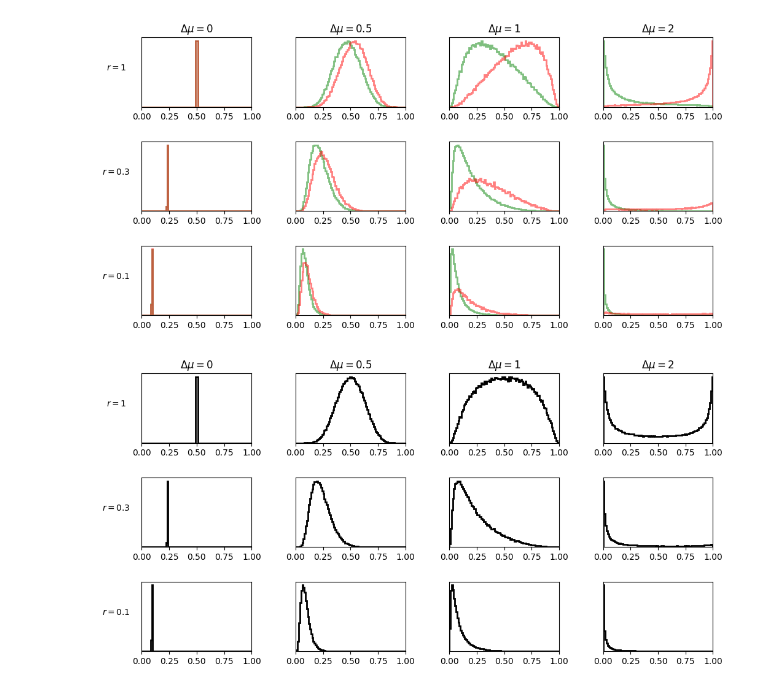
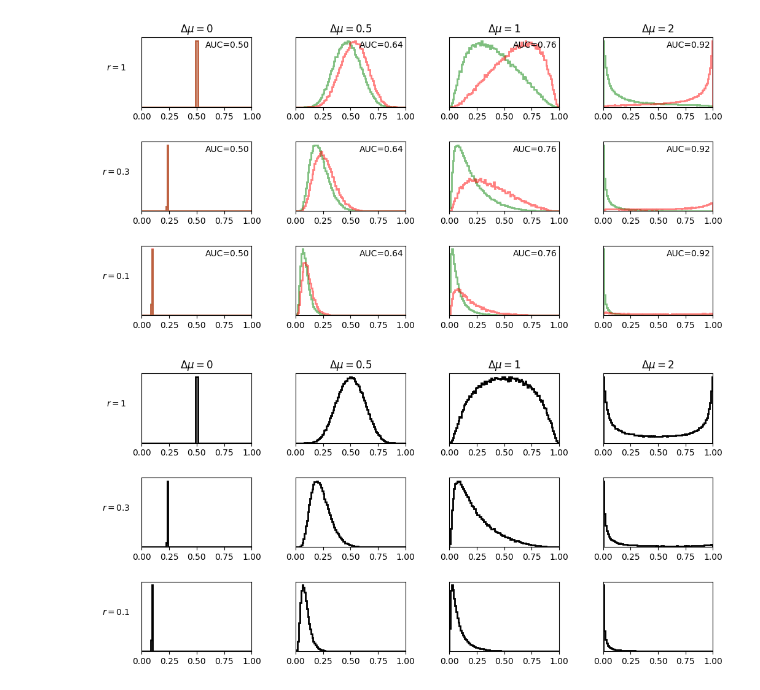
Before and after one commit to leihuang/scrapbook, a Jupyter notebook: ScoreDistributionSimulation.ipynb, the cells around one changed output. Saved outputs shown, nothing was run; the diff lists cells and outputs as text; code cells hidden in the pictures.

```diff
--- a/ScoreDistributionSimulation.ipynb
+++ b/ScoreDistributionSimulation.ipynb
@@ -9,14 +10,14 @@ from sklearn.linear_model import LogisticRegression
 import lightgbm as lgb
 # %%
-def plot_hists(p0, p1, ax, class_ratio, delta_mu, i, j,
+def plot_hists(p0, p1, ax, class_ratio, delta_mu, i, j, auc=None,
                plot_p0=True, plot_p1=True, plot_p=True):
     bins = np.linspace(0, 1, 101)
     if plot_p0:
         ax.hist(p0,
-                bins=bins, histtype='step', density=True, lw=2, alpha=0.5, color='g')
+                bins=bins, histtype='step', density=True, lw=2, alpha=0.5, color='g', label='y=0')
     if plot_p1:
         ax.hist(p1,
-                bins=bins, histtype='step', density=True, lw=2, alpha=0.5, color='r')
+                bins=bins, histtype='step', density=True, lw=2, alpha=0.5, color='r', label='y=1')
     if plot_p:
         ax.hist(np.concatenate((p0, p1)),
                 bins=bins, histtype='step', density=True, lw=2, color='k')
@@ -26,6 +27,9 @@ def plot_hists(p0, p1, ax, class_ratio, delta_mu, i, j,
     if i == 0:
         ax.set_title(r'$\Delta\mu=%s$'%str(delta_mu))
     ax.set_xlim(0, 1)
+    if auc is not None:
+        ax.annotate('AUC=%.2f'%auc, xy=(0.58, 0.85), xycoords='axes fraction')
+
 
 
 def plot_calibration(p0, p1, y0, y1, ax, class_ratio, delta_mu, i, j):
@@ -52,35 +56,37 @@ def plot_calibration(p0, p1, y0, y1, ax, class_ratio, delta_mu, i, j):
 # %%
 SEED = 42
 class_ratios = [1, 0.3, 0.1]
 delta_mus = [0, 0.5, 1, 2]
 
 fig, axs = plt.subplots(figsize=(3*len(delta_mus),2*len(class_ratios)),
                         nrows=len(class_ratios), ncols=len(delta_mus), dpi=100)
 
 for i, class_ratio in enumerate(class_ratios):
     for j, delta_mu in enumerate(delta_mus):
         N0 = 100000
         N1 = int(N0 * class_ratio)
 
         np.random.seed(SEED)
         X0 = np.random.randn(N0, 1)
         X1 = np.random.randn(N1, 1) + delta_mu
         y0 = np.zeros(N0)
         y1 = np.ones(N1)
         X = np.concatenate((X0, X1))
         y = np.concatenate((y0, y1))
 
         clf = LogisticRegression().fit(X, y)
         p0 = clf.predict_proba(X0)[:,1]
         p1 = clf.predict_proba(X1)[:,1]
+        p = np.concatenate((p0, p1))
+        auc = roc_auc_score(y, p)
 
-        plot_hists(p0, p1, axs[i, j], class_ratio, delta_mu, i, j,
+        plot_hists(p0, p1, axs[i, j], class_ratio, delta_mu, i, j, auc,
                    plot_p=False)
 
 plt.subplots_adjust(wspace=0.4, hspace=0.5)
 plt.show()
 # %% [output]
-[figure, old version]
+[figure, new version]
 # %%
 fig, axs = plt.subplots(figsize=(3*len(delta_mus),2*len(class_ratios)),
                         nrows=len(class_ratios), ncols=len(delta_mus), dpi=100)
```
Also changed, not shown: parts of 1 cell of this notebook.
